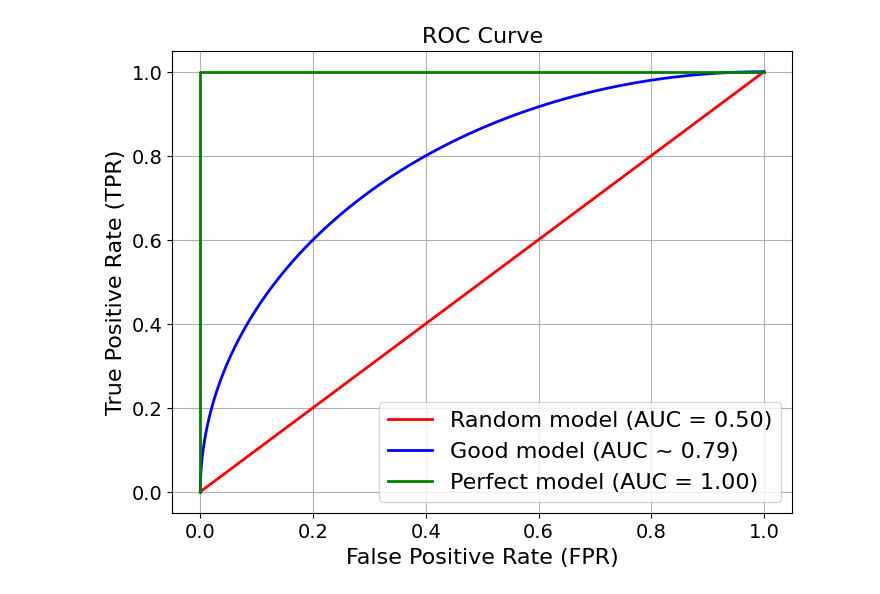
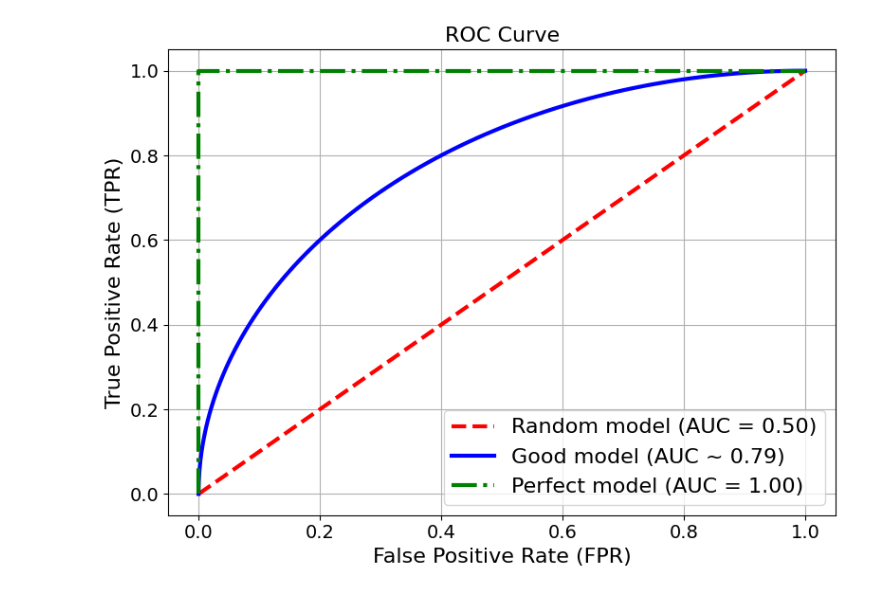
Before and after one commit to rehamelkholy/StellarAL, a Jupyter notebook: sec3_4_metrics.ipynb, the cells around one changed output. Saved outputs shown, nothing was run; the diff lists cells and outputs as text; code cells hidden in the pictures.

Commit message:
Update plots and README

```diff
--- a/sec3_4_metrics.ipynb
+++ b/sec3_4_metrics.ipynb
@@ -14,26 +14,28 @@ plt.rcParams.update({
 # %%
 # Plot the ROC curve
 plt.figure(figsize=(8, 6))
 
 # Random model line (AUC = 0.50)
-plt.plot([0, 1], [0, 1], color='r', lw=2, linestyle='-', label='Random model (AUC = 0.50)')
+plt.plot([0, 1], [0, 1], color='r', lw=3, linestyle='--', label='Random model (AUC = 0.50)')
 
 # Good model line (AUC ~ 0.79) - This is a placeholder
 theta = np.linspace(np.pi / 2, np.pi, 100)
 good_model_fpr = np.cos(theta) + 1
 good_model_tpr = np.sin(theta)
-plt.plot(good_model_fpr, good_model_tpr, color='b', lw=2, linestyle='-', label='Good model (AUC ~ 0.79)')
+plt.plot(good_model_fpr, good_model_tpr, color='b', lw=3, linestyle='-', label='Good model (AUC ~ 0.79)')
 
 # Perfect model line (AUC = 1.00)
-plt.plot([0, 0, 1], [0, 1, 1], color='g', lw=2, linestyle='-', label='Perfect model (AUC = 1.00)')
+plt.plot([0, 0, 1], [0, 1, 1], color='g', lw=3, linestyle='-.', label='Perfect model (AUC = 1.00)')
 
 # Customize the plot
 plt.xlabel('False Positive Rate (FPR)')
 plt.ylabel('True Positive Rate (TPR)')
 plt.title('ROC Curve')
 plt.legend(loc="lower right")
 plt.grid(True)
 
+plt.tight_layout()
+
 plt.savefig('ROC.pdf');
 # %% [output]
-[figure, old version]
+[figure, new version]
```
Also changed, not shown: 4 other files.
